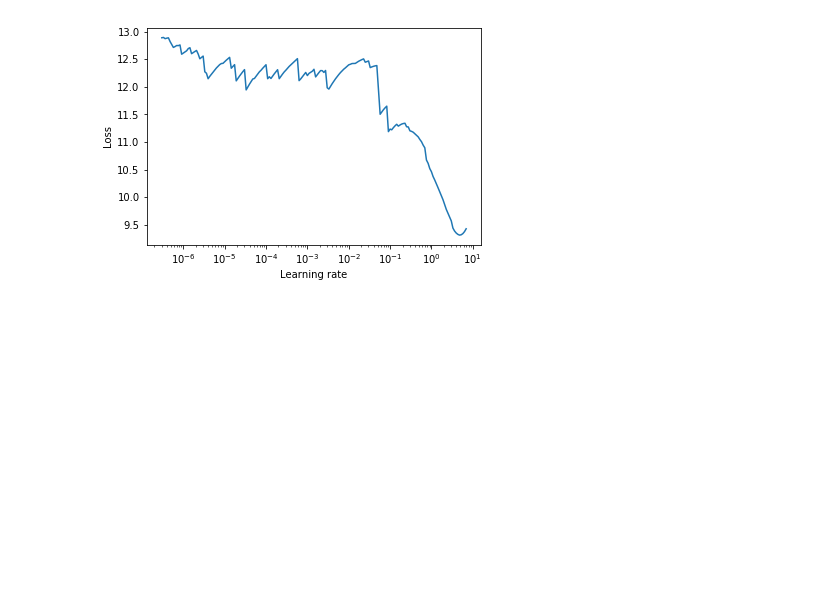
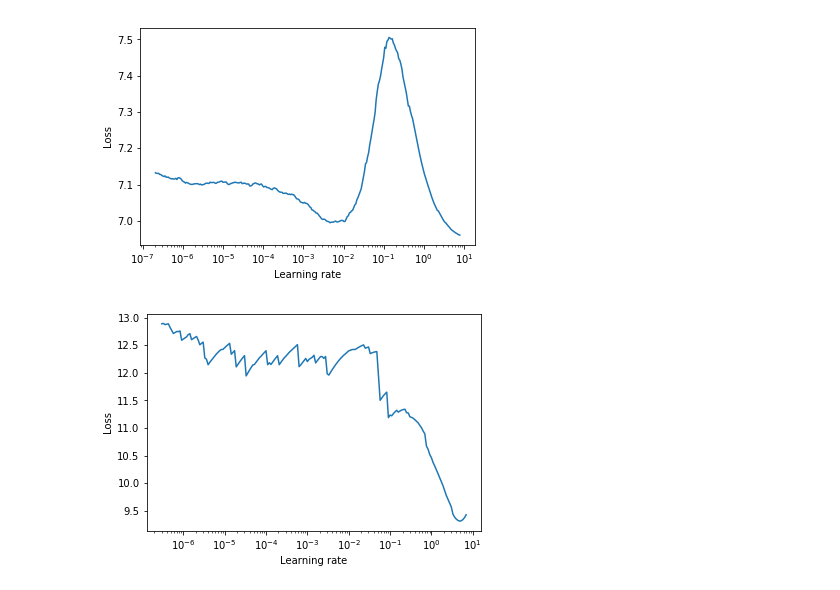
Before and after one commit to bonlime/sota_imagenet, a Jupyter notebook: lrfinder.ipynb, the cells around one changed output. Saved outputs shown, nothing was run; the diff lists cells and outputs as text; code cells hidden in the pictures; blank space fills up the shorter version.

```diff
--- a/lrfinder.ipynb
+++ b/lrfinder.ipynb
@@ -355,3 +350,8 @@ Learning rate search finished. See the graph with {finder_name}.plot()
+# %%
+# basic SGD
+lrfinder.plot()
+# %% [output]
+[figure, added]
 # %%
 lrfinder.plot()
 # %% [output]
```
Also changed, not shown: parts of 10 cells of this notebook, 7 other files.
